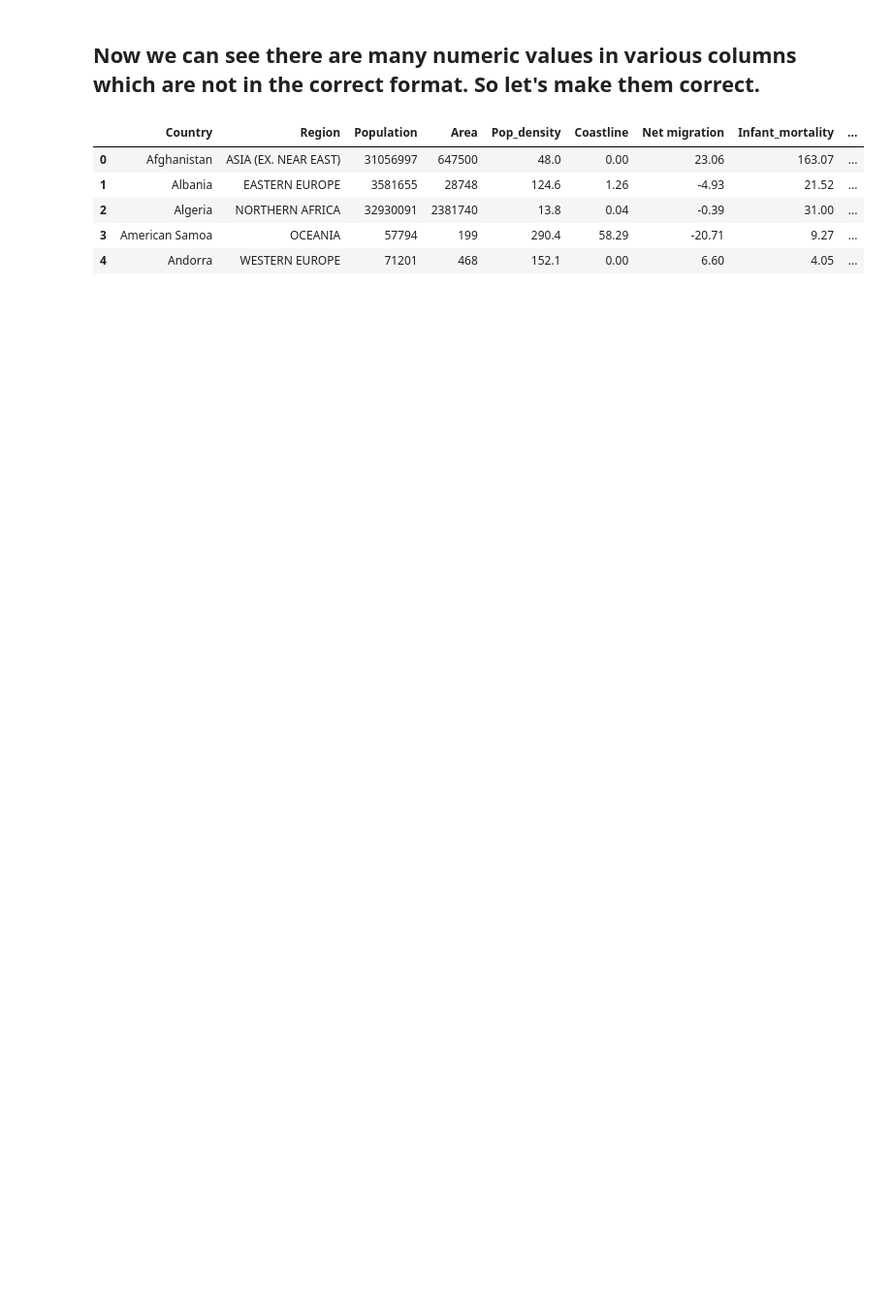
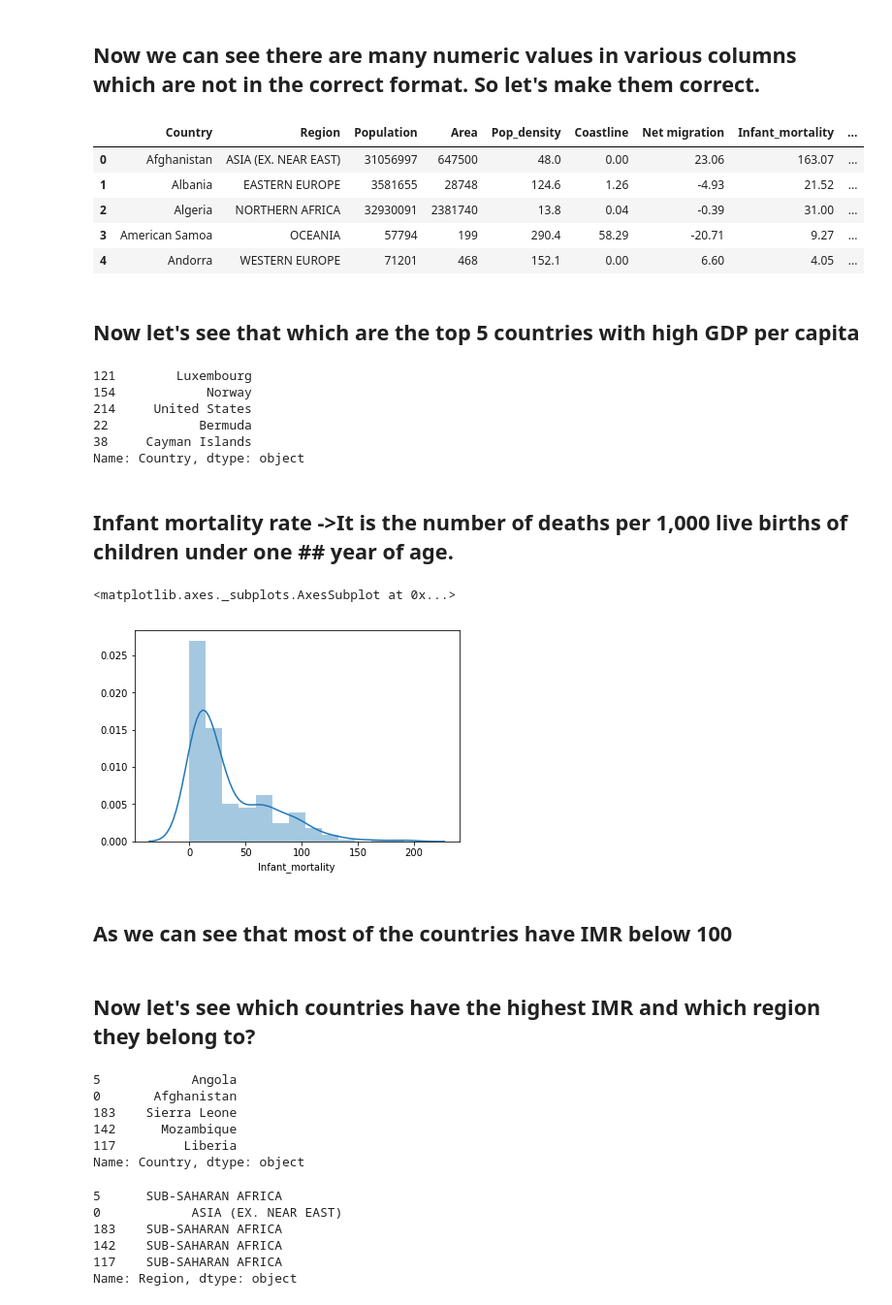
Before and after one commit to karansp/Hello-World, a Jupyter notebook: Data Analysis (countries of the world).ipynb, the cells around one changed output. Shown at 97% size. Cells and saved outputs as stored; diff of their text form; code cells hidden in the pictures; blank space fills up the shorter version.

```diff
--- a/Data Analysis (countries of the world).ipynb
+++ b/Data Analysis (countries of the world).ipynb
@@ -155,3 +155,43 @@ replace_commas(columns)
 | 2 | Algeria | NORTHERN AFRICA | 32930091 | 2381740 | 13.8 | 0.04 | -0.39 | 31.00 | ... |
 | 3 | American Samoa | OCEANIA | 57794 | 199 | 290.4 | 58.29 | -20.71 | 9.27 | ... |
 | 4 | Andorra | WESTERN EUROPE | 71201 | 468 | 152.1 | 0.00 | 6.60 | 4.05 | ... |
+# %% [markdown]
+## Now let's see that which are the top 5 countries with high GDP per capita
+# %%
+data.sort_values(by = 'GDP_per_capita' , ascending = False).Country.iloc[0:5]
+# %% [output]
+121        Luxembourg
+154            Norway
+214     United States
+22            Bermuda
+38     Cayman Islands
+Name: Country, dtype: object
+# %% [markdown]
+## Infant mortality rate ->It is the number of deaths per 1,000 live births of children under one ## year of age.
+# %%
+sns.distplot(data.Infant_mortality)
+# %% [output]
+<matplotlib.axes._subplots.AxesSubplot at 0x...>
+[figure, added]
+# %% [markdown]
+## As we can see that most of the countries have IMR below 100
+# %% [markdown]
+## Now let's see which countries have the highest IMR and which region they belong to?
+# %%
+data.sort_values(by = 'Infant_mortality' , ascending = False).Country.iloc[0:5]
+# %% [output]
+5            Angola
+0       Afghanistan
+183    Sierra Leone
+142      Mozambique
+117         Liberia
+Name: Country, dtype: object
+# %%
+data.sort_values(by = 'Infant_mortality' , ascending = False).Region.iloc[0:5]
+# %% [output]
+5      SUB-SAHARAN AFRICA
+0            ASIA (EX. NEAR EAST)
+183    SUB-SAHARAN AFRICA
+142    SUB-SAHARAN AFRICA
+117    SUB-SAHARAN AFRICA
+Name: Region, dtype: object
```
Also changed, not shown: parts of 9 cells of this notebook.
